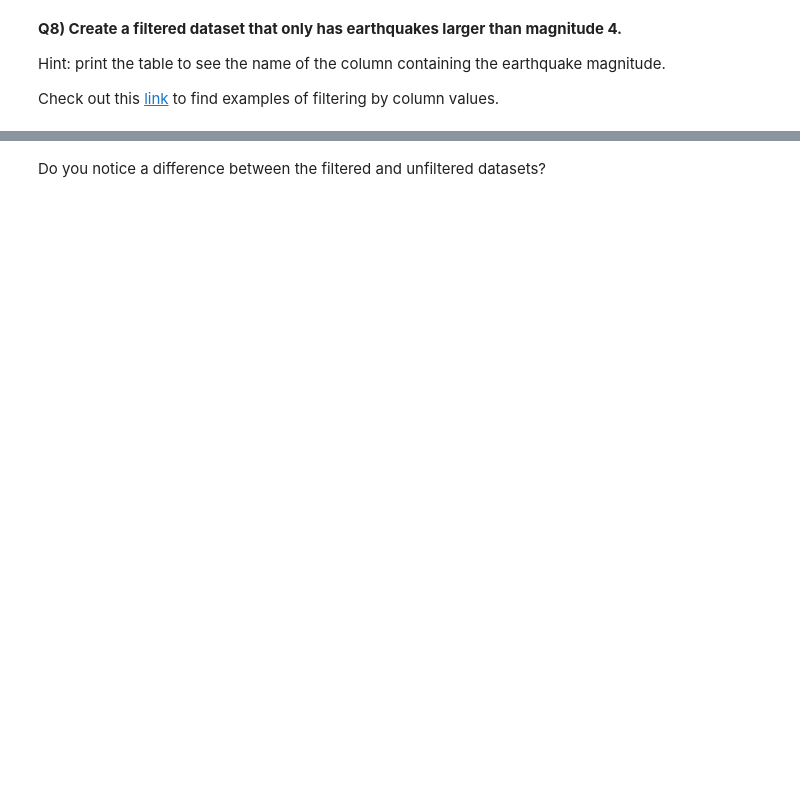
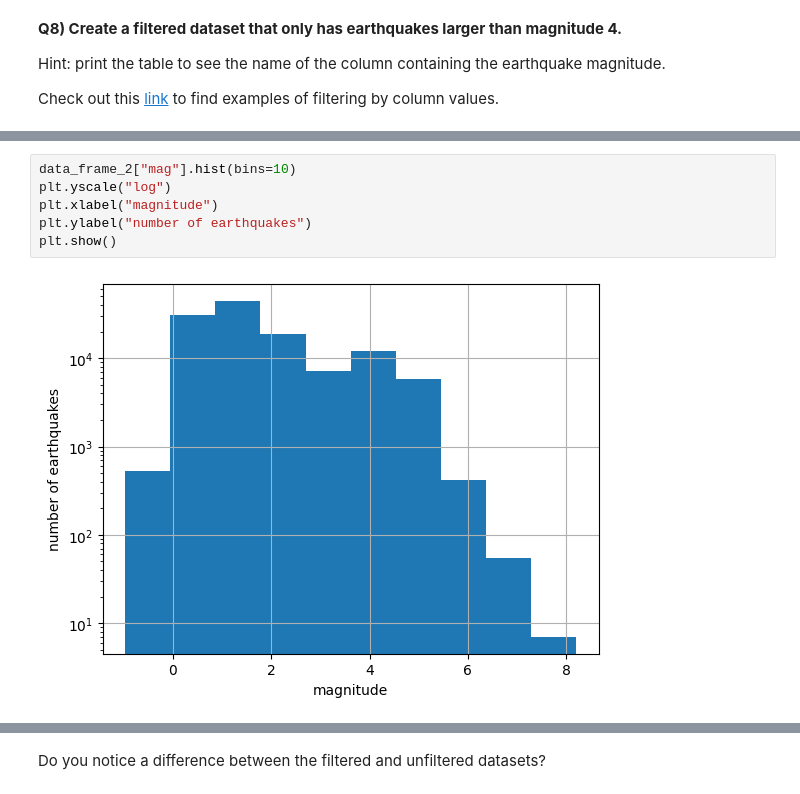
Before and after one commit to Lorena-garciamorais/2026_Intro_Python, a Jupyter notebook: live/part-I/1.5-pandas-environmental-exercises.ipynb, the cells around one changed output, grey strips where cells are left out. Drawn from its saved outputs; the diff is of its cells as text; blank space fills up the shorter version.

```diff
--- a/live/part-I/1.5-pandas-environmental-exercises.ipynb
+++ b/live/part-I/1.5-pandas-environmental-exercises.ipynb
@@ -291,0 +373,8 @@ side.
+# %%
+data_frame_2["mag"].hist(bins=10)
+plt.yscale("log")
+plt.xlabel("magnitude")
+plt.ylabel("number of earthquakes")
+plt.show()
+# %% [output]
+[figure, added]
```
Also changed, not shown: parts of 10 cells of this notebook.
